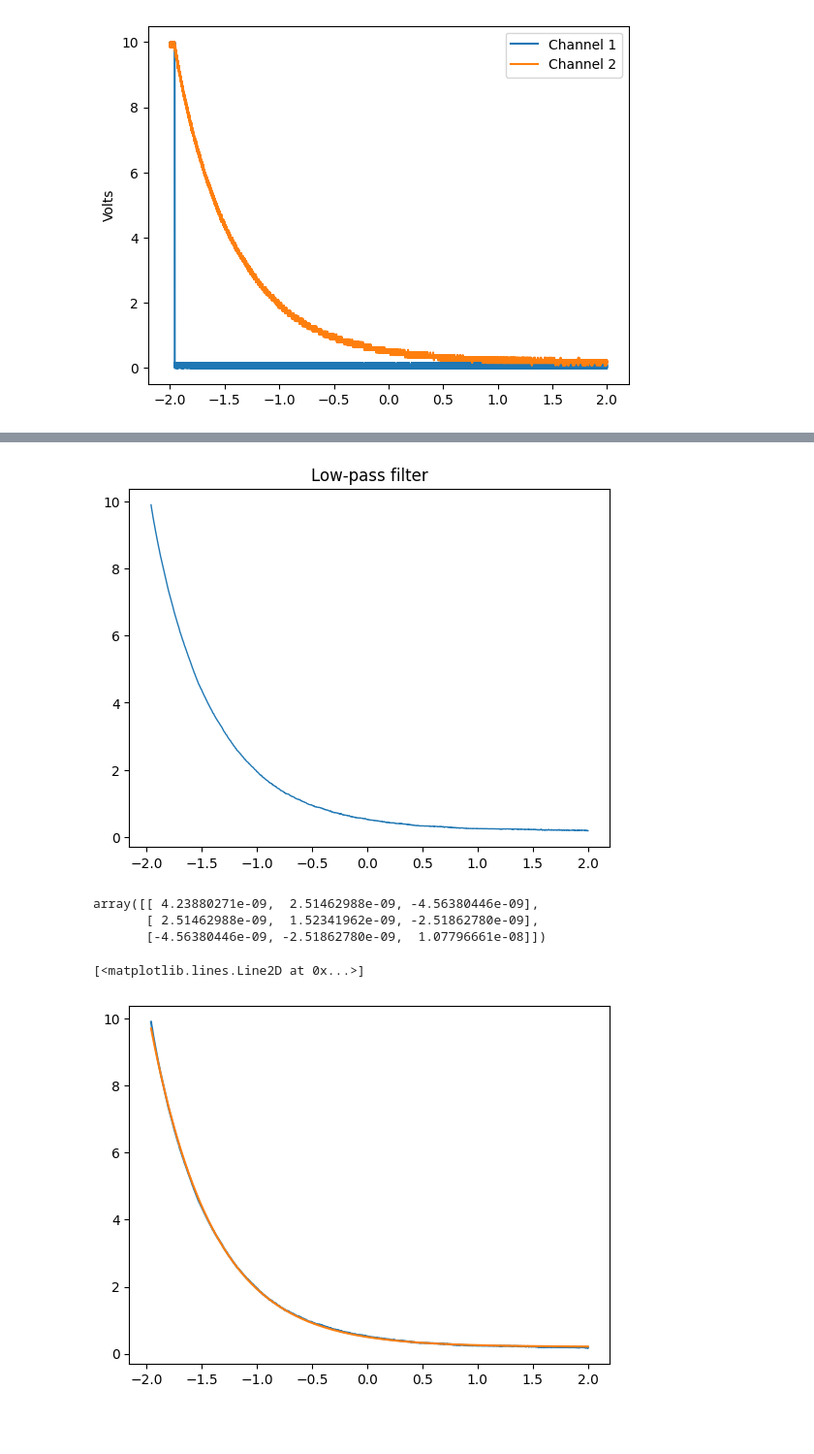
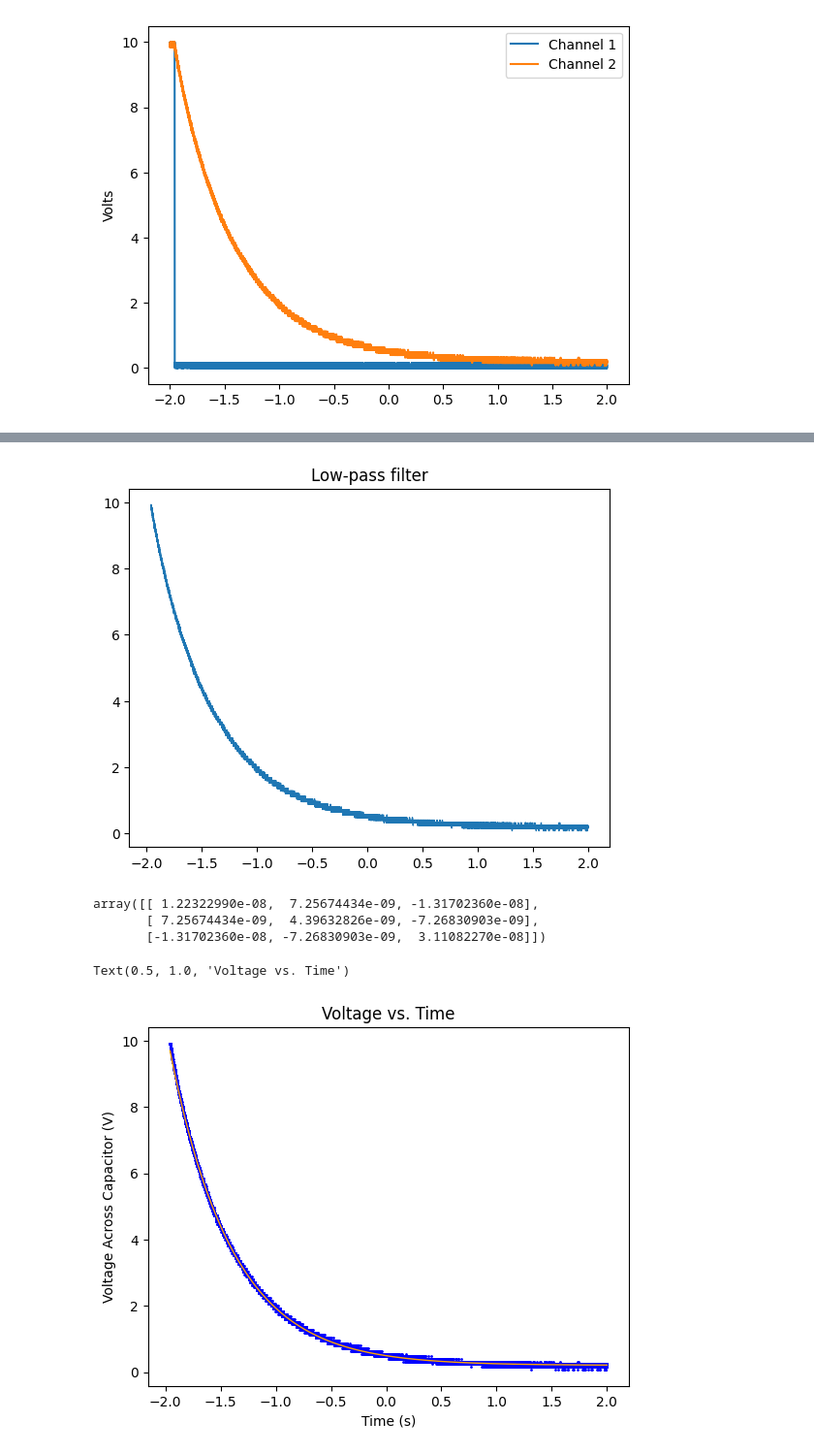
Before and after one commit to xingyzt/5bl, a Jupyter notebook: lab9/1a.ipynb, the cells around one changed output, grey strips where cells are left out. Shown at 97% size. Cells and saved outputs as stored; diff of their text form; code cells hidden in the pictures; blank space fills up the shorter version.

```diff
--- a/lab9/1a.ipynb
+++ b/lab9/1a.ipynb
@@ -79,25 +82,29 @@ from scipy import signal
 sample_frequency = 2e8
 cutoff_frequency = 1e6
 b, a = signal.butter(1, 2*cutoff_frequency/sample_frequency)
-ch2 = signal.filtfilt(b, a, ch2_noisy)
+#ch2 = signal.filtfilt(b, a, ch2_noisy)
+ch2 = ch2_noisy
 plt.plot(t, ch2, lw=1)
 plt.title("Low-pass filter")
 plt.show()
 # %% [output]
-[figure, old version]
+[figure, new version]
 # %%
 model = lambda t, A, RC, z: A * np.exp(-t/RC) + z
 [A_model, RC_model, z_model], cov = sp.optimize.curve_fit(model, t, ch2)
 cov
 # %% [output]
-array([[ 4.23880271e-09,  2.51462988e-09, -4.56380446e-09],
-       [ 2.51462988e-09,  1.52341962e-09, -2.51862780e-09],
-       [-4.56380446e-09, -2.51862780e-09,  1.07796661e-08]])
+array([[ 1.22322990e-08,  7.25674434e-09, -1.31702360e-08],
+       [ 7.25674434e-09,  4.39632826e-09, -7.26830903e-09],
+       [-1.31702360e-08, -7.26830903e-09,  3.11082270e-08]])
 # %%
-plt.plot(t, ch2)
-plt.plot(t, model(t, A_model, RC_model, z_model))
+plt.scatter(t, ch2, s=1, color='blue')
+plt.plot(t, model(t, A_model, RC_model, z_model), lw=1, color='orange')
+plt.xlabel("Time (s)")
+plt.ylabel("Voltage Across Capacitor (V)")
+plt.title("Voltage vs. Time")
 # %% [output]
-[<matplotlib.lines.Line2D at 0x...>]
+Text(0.5, 1.0, 'Voltage vs. Time')
-[figure, old version]
+[figure, new version]
 # %%
 residual = model(t, A_model, RC_model, z_model) - ch2
```
Also changed, not shown: parts of 10 cells of this notebook, 2 other files.
